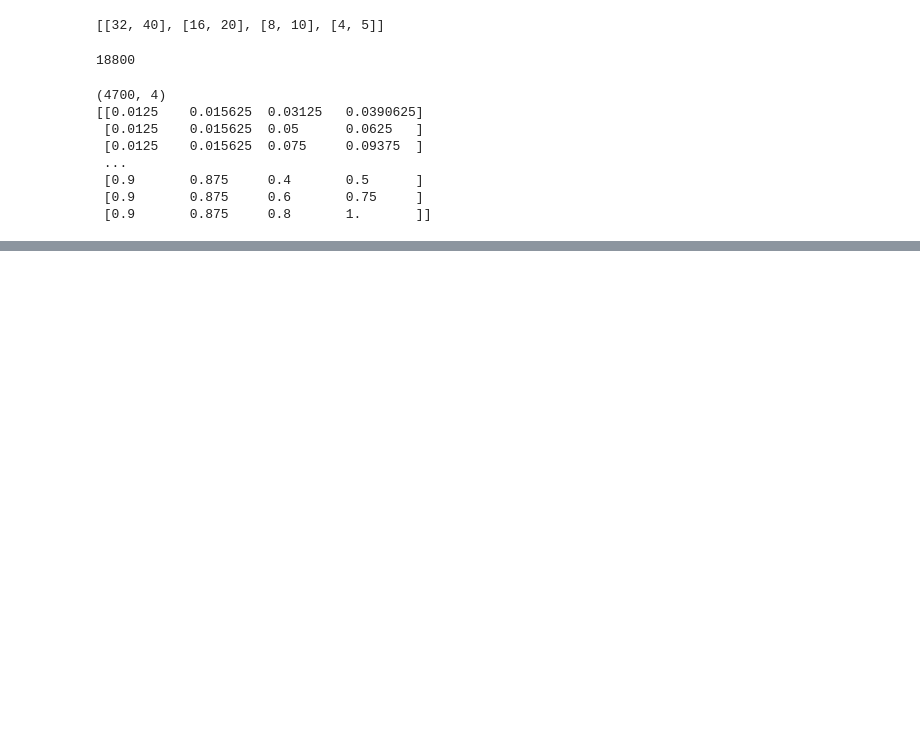
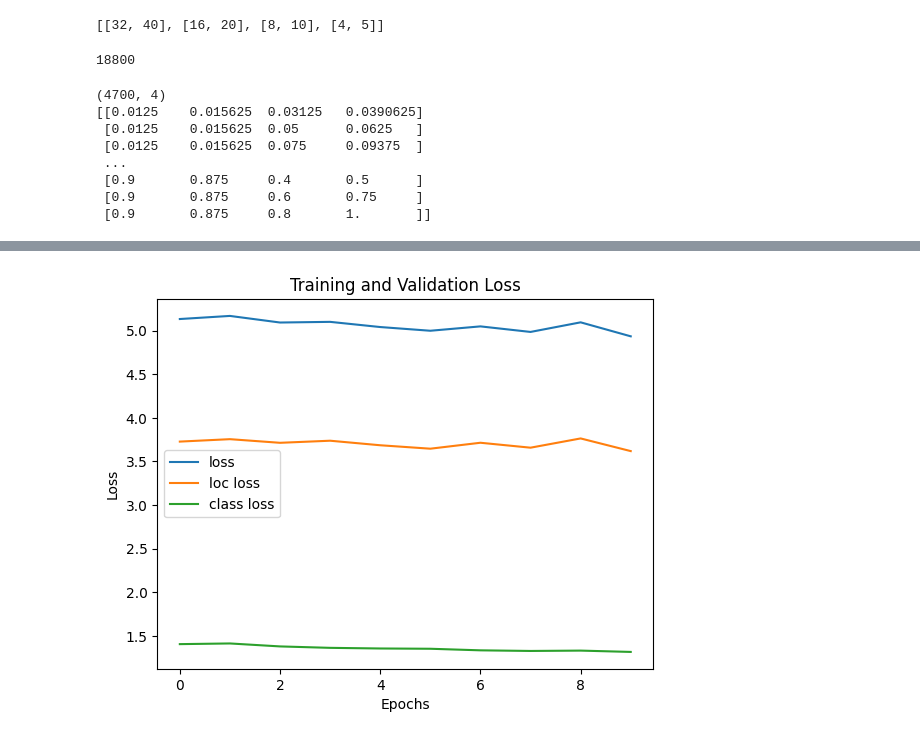
Before and after one commit to dudnjsckrgo/aiffel_quest, a Jupyter notebook: GoingDeeper(CV)_RS7_07/proj.ipynb, the cells around one changed output, grey strips where cells are left out. Cells and saved outputs as stored; diff of their text form; code cells hidden in the pictures; blank space fills up the shorter version.

```diff
--- a/GoingDeeper(CV)_RS7_07/proj.ipynb
+++ b/GoingDeeper(CV)_RS7_07/proj.ipynb
@@ -1009,0 +1194,3 @@ plt.show()
+# %%
+
+history40 = train_model(10, train_dataset, steps_per_epoch, train_step)
@@ -1009,0 +1215,4 @@ plt.show()
+# %%
+plot_training_and_validation_loss(history40)
+# %% [output]
+[figure, added]
```
Also changed, not shown: parts of 61 cells of this notebook, 3 other files.
